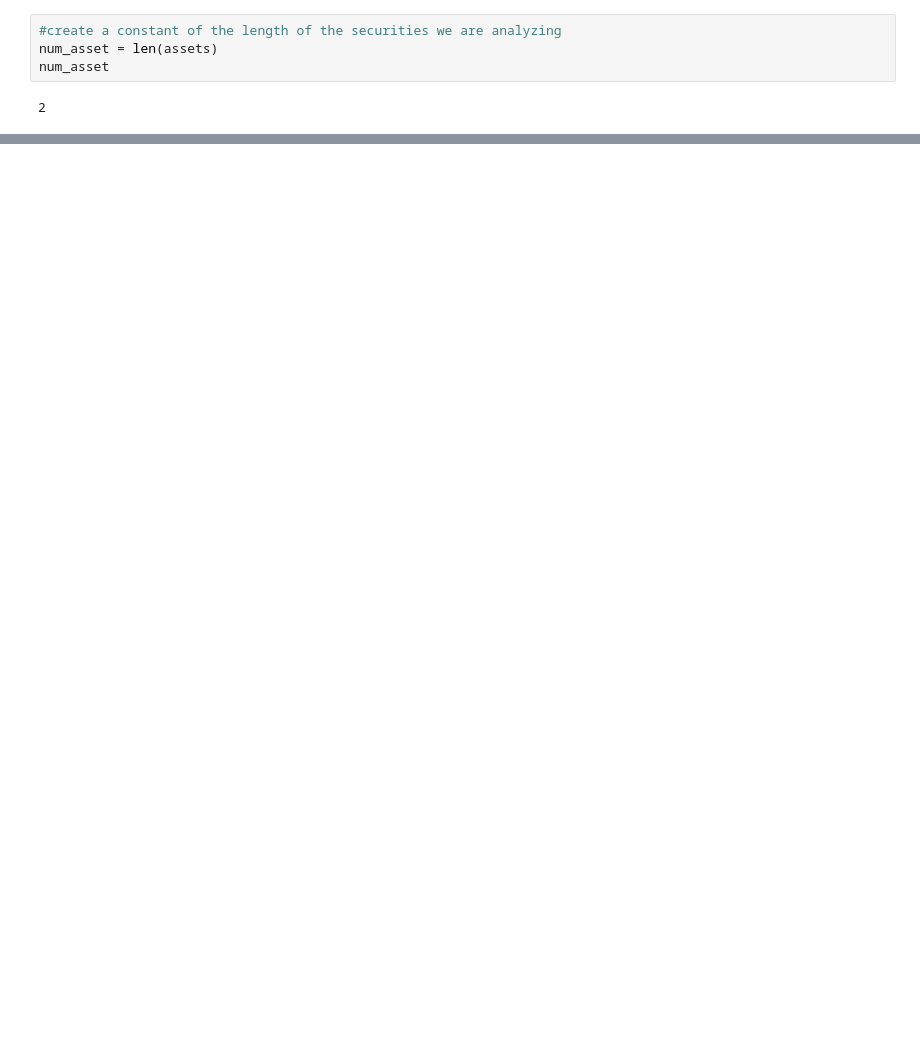
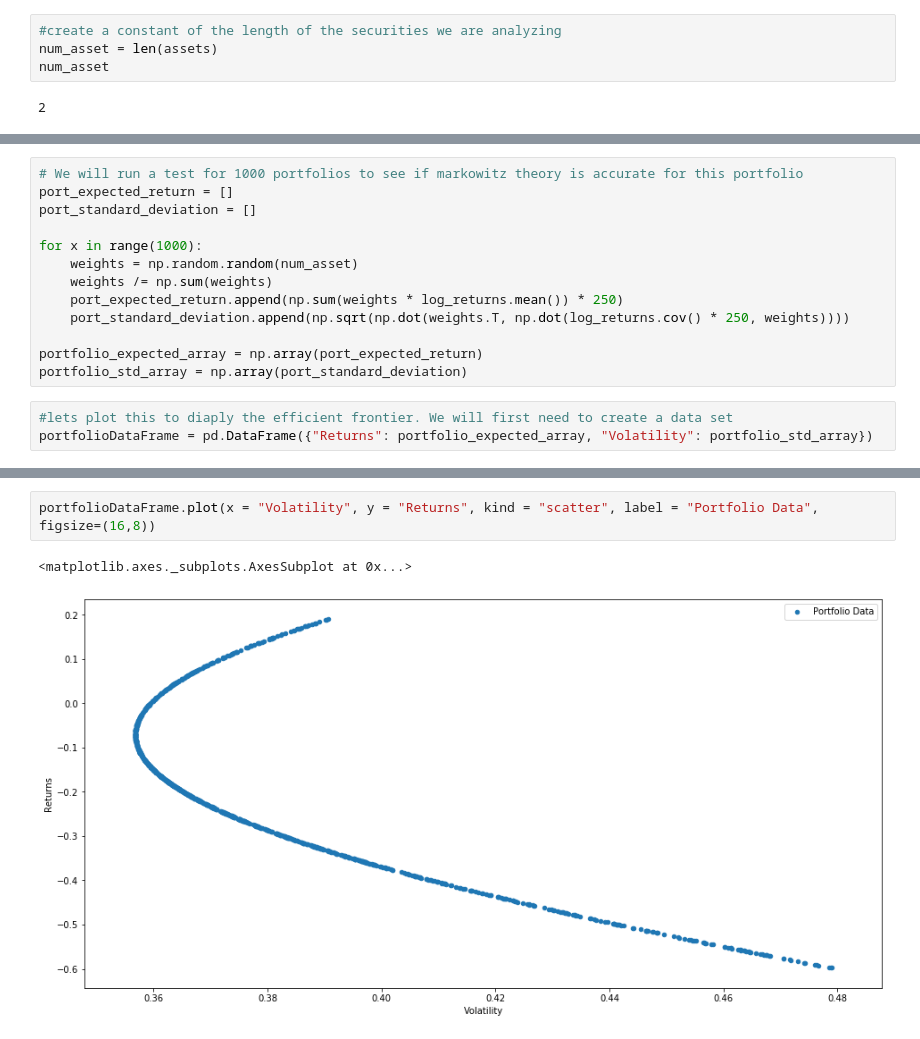
Before and after one commit to Berkat0789/Data_Analysis, a Jupyter notebook: Markowitz Portfolio Theory.ipynb, the cells around one changed output, grey strips where cells are left out. Saved outputs shown, nothing was run; the diff lists cells and outputs as text; blank space fills up the shorter version.

Commit message:
BEI.DE and ^GSPCefficient frontier

```diff
--- a/Markowitz Portfolio Theory.ipynb
+++ b/Markowitz Portfolio Theory.ipynb
@@ -90,0 +80,16 @@ weights[0] + weights[1]
+# %%
+# We will run a test for 1000 portfolios to see if markowitz theory is accurate for this portfolio
+port_expected_return = []
+port_standard_deviation = []
+
+for x in range(1000):
+    weights = np.random.random(num_asset)
+    weights /= np.sum(weights)
+    port_expected_return.append(np.sum(weights * log_returns.mean()) * 250)
+    port_standard_deviation.append(np.sqrt(np.dot(weights.T, np.dot(log_returns.cov() * 250, weights))))
+
+portfolio_expected_array = np.array(port_expected_return)
+portfolio_std_array = np.array(port_standard_deviation)
+# %%
+#lets plot this to diaply the efficient frontier. We will first need to create a data set
+portfolioDataFrame = pd.DataFrame({"Returns": portfolio_expected_array, "Volatility": portfolio_std_array})
@@ -90,0 +114,5 @@ weights[0] + weights[1]
+# %%
+portfolioDataFrame.plot(x = "Volatility", y = "Returns", kind = "scatter", label = "Portfolio Data", figsize=(16,8))
+# %% [output]
+<matplotlib.axes._subplots.AxesSubplot at 0x...>
+[figure, added]
```
Also changed, not shown: parts of 12 cells of this notebook, 4 other files.
